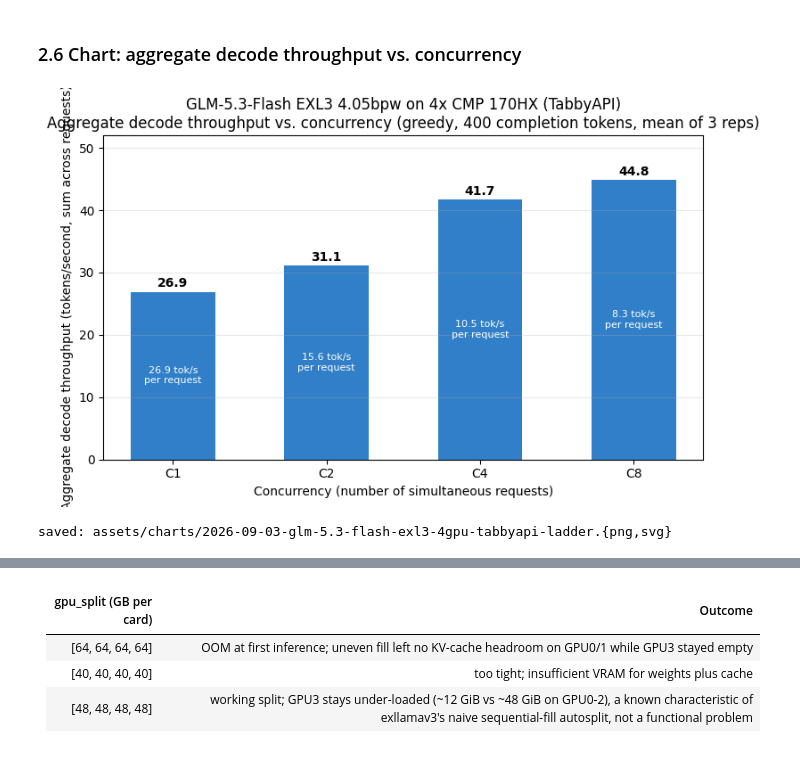
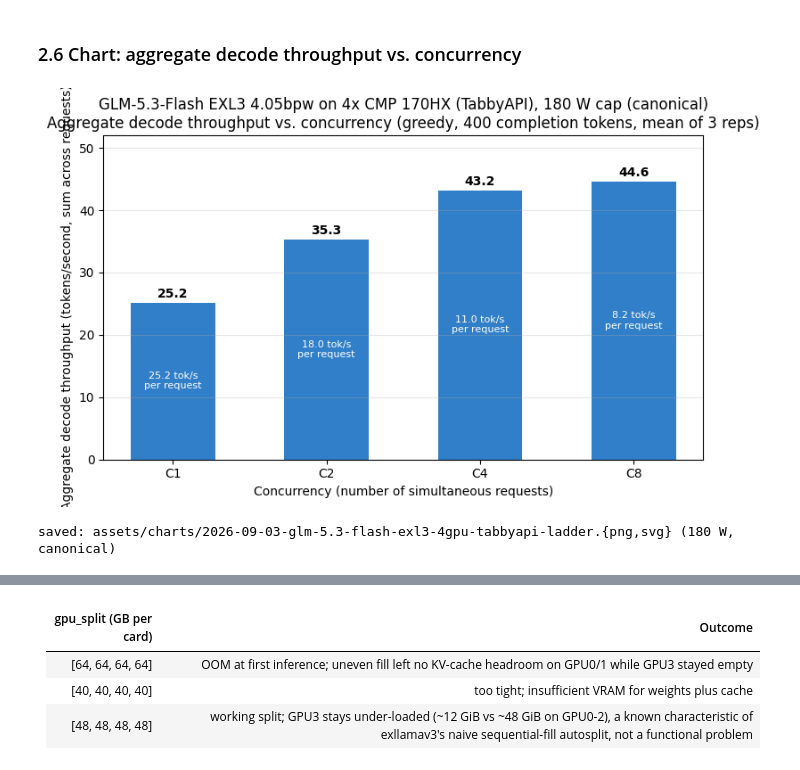
Before and after one commit to PixelML/club-170hx, a Jupyter notebook: notebooks/2026-09-03-glm-5.3-flash-exl3-4gpu-tabbyapi.ipynb, the cells around one changed output, grey strips where cells are left out. Cells and saved outputs as stored; diff of their text form; code cells hidden in the pictures.

```diff
--- a/notebooks/2026-09-03-glm-5.3-flash-exl3-4gpu-tabbyapi.ipynb
+++ b/notebooks/2026-09-03-glm-5.3-flash-exl3-4gpu-tabbyapi.ipynb
@@ -106,11 +116,21 @@ def load_csv_rows(name, results_dir=RESULTS_DIR):
 
 
 manifest = load_receipt("run-manifest.json")
-ladder = load_receipt("ladder.json")
-prefill = load_receipt("prefill.json")
-power = load_receipt("power.json")
+
+# 250 W (2026-09-02, accidental default) -- retained for comparison
+ladder_250w = load_receipt("ladder.json")
+prefill_250w = load_receipt("prefill.json")
+power_250w = load_receipt("power.json")
+
+# 180 W (2026-09-03, verified cap) -- canonical
+ladder = load_receipt("ladder-summary-180w.json")
+prefill = load_receipt("prefill-summary-180w.json")
+power = load_receipt("power-180w.json")
+
 speculative = load_receipt("speculative.json")
 results_md = load_text("README.md")
-print("loaded: run-manifest.json, ladder.json, prefill.json, power.json, speculative.json, README.md")
+print("loaded: run-manifest.json, ladder-summary-180w.json, prefill-summary-180w.json, power-180w.json "
+      "(canonical, 180 W), ladder.json, prefill.json, power.json (comparison, 250 W), speculative.json, README.md")
+print("power cap: 180 W (canonical) vs. 250 W (2026-09-02 comparison, accidental default)")
 print("date_utc:", manifest["date_utc"], "| model:", manifest["model"]["repo"], "@", manifest["model"]["branch"])
 # %% [output]
@@ -314,37 +439,37 @@ render_table(["Card", "VRAM used / total (MiB)", "Peak core temp (C)", "Xid even
 import os
 import matplotlib.pyplot as plt
 
 levels = [r["concurrency"] for r in ladder["levels"]]
 aggregate = [r["aggregate_tok_s_mean"] for r in ladder["levels"]]
 per_request = [r["per_request_tok_s_mean"] for r in ladder["levels"]]
 
 fig, ax = plt.subplots(figsize=(7.5, 4.8))
 x = range(len(levels))
 ax.bar(x, aggregate, color="#1971c2", alpha=0.9, width=0.55)
 
 for i, (agg, per) in enumerate(zip(aggregate, per_request)):
     ax.text(i, agg + 0.8, f"{agg:.1f}", ha="center", fontsize=10, fontweight="bold")
     ax.text(i, agg / 2, f"{per:.1f} tok/s\nper request", ha="center", va="center",
             fontsize=8, color="white")
 
 ax.set_xticks(list(x))
 ax.set_xticklabels([f"C{c}" for c in levels])
 ax.set_xlabel("Concurrency (number of simultaneous requests)")
 ax.set_ylabel("Aggregate decode throughput (tokens/second, sum across requests)")
-ax.set_title("GLM-5.3-Flash EXL3 4.05bpw on 4x CMP 170HX (TabbyAPI)\n"
+ax.set_title("GLM-5.3-Flash EXL3 4.05bpw on 4x CMP 170HX (TabbyAPI), 180 W cap (canonical)\n"
               "Aggregate decode throughput vs. concurrency (greedy, 400 completion tokens, mean of 3 reps)")
 ax.set_ylim(0, 52)
 ax.grid(True, axis="y", alpha=0.3)
 fig.tight_layout()
 
 os.makedirs("../assets/charts", exist_ok=True)
 fig.savefig("../assets/charts/2026-09-03-glm-5.3-flash-exl3-4gpu-tabbyapi-ladder.png", dpi=150)
 fig.savefig("../assets/charts/2026-09-03-glm-5.3-flash-exl3-4gpu-tabbyapi-ladder.svg")
 plt.show()
-print("saved: assets/charts/2026-09-03-glm-5.3-flash-exl3-4gpu-tabbyapi-ladder.{png,svg}")
+print("saved: assets/charts/2026-09-03-glm-5.3-flash-exl3-4gpu-tabbyapi-ladder.{png,svg} (180 W, canonical)")
 # %% [output]
-[figure, old version]
+[figure, new version]
-saved: assets/charts/2026-09-03-glm-5.3-flash-exl3-4gpu-tabbyapi-ladder.{png,svg}
+saved: assets/charts/2026-09-03-glm-5.3-flash-exl3-4gpu-tabbyapi-ladder.{png,svg} (180 W, canonical)
 # %% [markdown]
 ## 3. Reproduce
 
```
Also changed, not shown: parts of 14 cells of this notebook, 18 other files.
